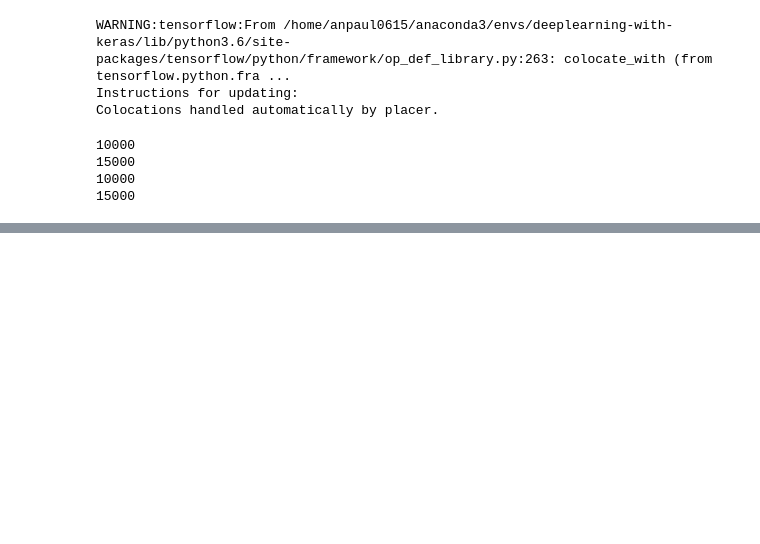
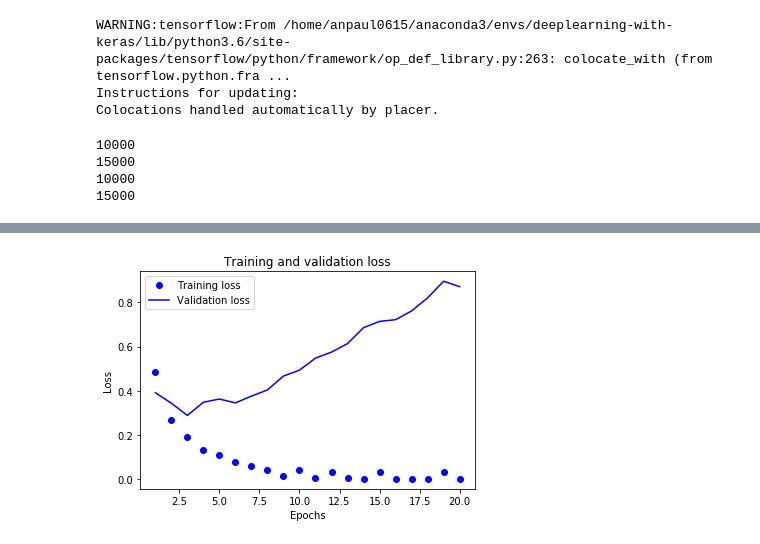
Before and after one commit to anpaul0615/book-with-code, a Jupyter notebook: deep-learning-with-python/ch03-getting-started-with-neural-networks/classifying-movie-reviews.ipynb, the cells around one changed output, grey strips where cells are left out. Cells and saved outputs as stored; diff of their text form; code cells hidden in the pictures; blank space fills up the shorter version.

```diff
--- a/deep-learning-with-python/ch03-getting-started-with-neural-networks/classifying-movie-reviews.ipynb
+++ b/deep-learning-with-python/ch03-getting-started-with-neural-networks/classifying-movie-reviews.ipynb
@@ -355,34 +360,36 @@ model.add(layers.Dense(64, activation='relu'))
 model.add(layers.Dense(1, activation='sigmoid'))
 
 model.compile(optimizer='rmsprop',
              loss='binary_crossentropy',
              metrics=['accuracy'])
 
 # model.fit(x_train, y_train, epochs=4, batch_size=512)
 # results = model.evaluate(x_test, y_test)
 # print(results)
 
 history = model.fit(partial_x_train,
                    partial_y_train,
                    epochs=20,
                    batch_size=512,
-                   validation_data=(x_val,y_val)
+                   validation_data=(x_val,y_val),
                    verbose=False)
 
 history_dict = history.history
 loss = history_dict['loss']
 val_loss = history_dict['val_loss']
 
 epochs = range(1, len(loss) + 1)
 
 plt.clf()
 plt.plot(epochs, loss, 'bo', label='Training loss')
 plt.plot(epochs, val_loss, 'b', label='Validation loss')
 plt.title('Training and validation loss')
 plt.xlabel('Epochs')
 plt.ylabel('Loss')
 plt.legend()
 plt.show()
+# %% [output]
+[figure, added]
 # %%
 ## 추가실험 (mse 손실함수 사용)
 
```
Also changed, not shown: parts of 11 cells of this notebook, 1 other file.
